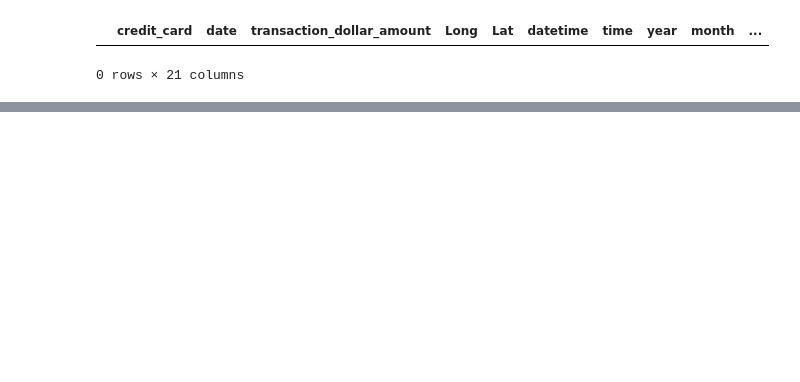
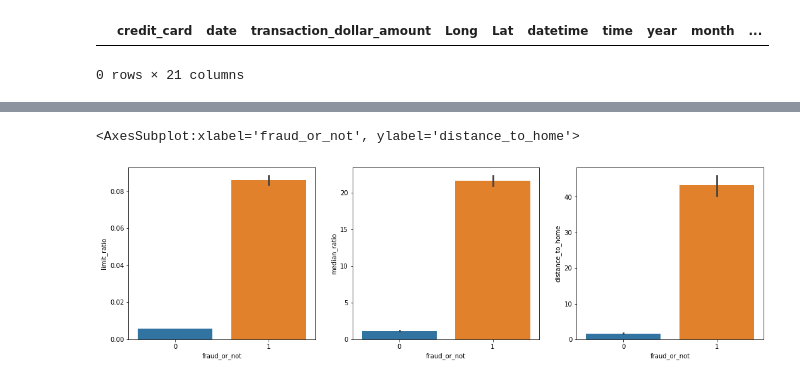
Before and after one commit to chunyanhao/DS_Takehome_Practice, a Jupyter notebook: 10. Credit Card Transactions.ipynb, the cells around one changed output, grey strips where cells are left out. Drawn from its saved outputs; the diff is of its cells as text; code cells hidden in the pictures; blank space fills up the shorter version.

```diff
--- a/10. Credit Card Transactions.ipynb
+++ b/10. Credit Card Transactions.ipynb
@@ -288,4 +262,0 @@ plt.show()
-# %%
-k_means = KMeans(n_clusters=20, random_state=42)
-
-data['label'] = k_means.fit_predict(train_data)
@@ -291,0 +291,9 @@ data['label'] = k_means.fit_predict(train_data)
+# %%
+fig, ax = plt.subplots(1, 3, figsize = (18, 5))
+
+sns.barplot(data = data, x = 'fraud_or_not', y = 'limit_ratio', estimator = np.mean, ax = ax[0])
+sns.barplot(data = data, x = 'fraud_or_not', y = 'median_ratio', estimator = np.mean, ax = ax[1])
+sns.barplot(data = data, x = 'fraud_or_not', y = 'distance_to_home', estimator = np.mean, ax = ax[2])
+# %% [output]
+<AxesSubplot:xlabel='fraud_or_not', ylabel='distance_to_home'>
+[figure, added]
```
Also changed, not shown: parts of 26 cells of this notebook.
